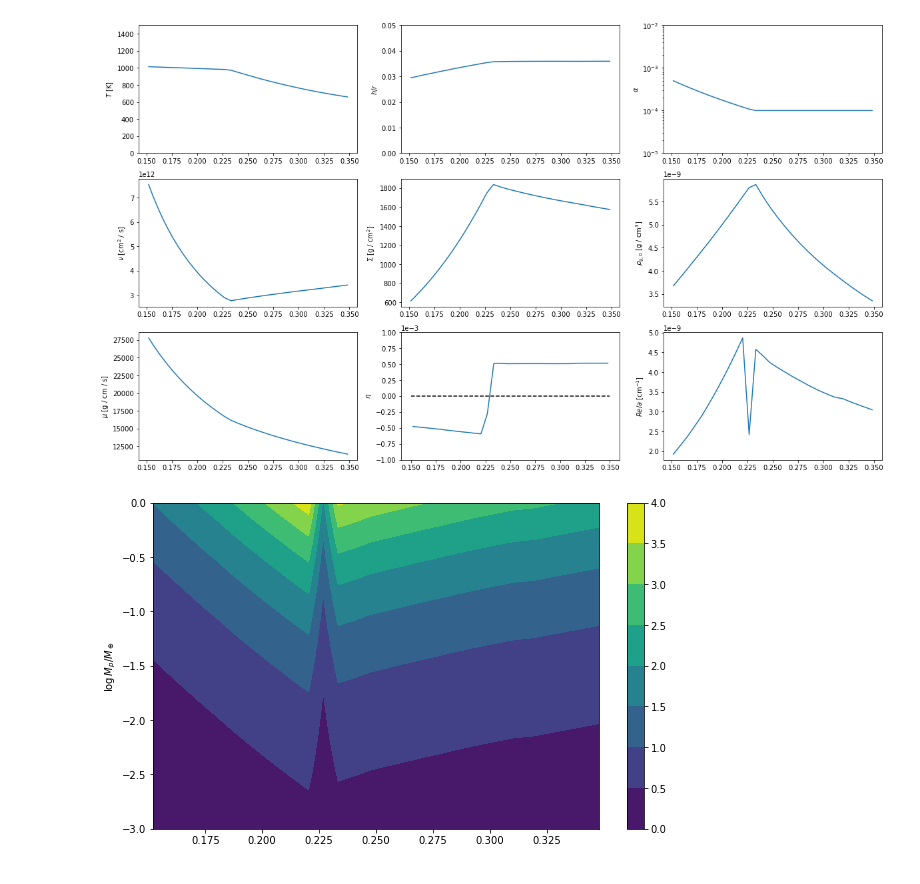
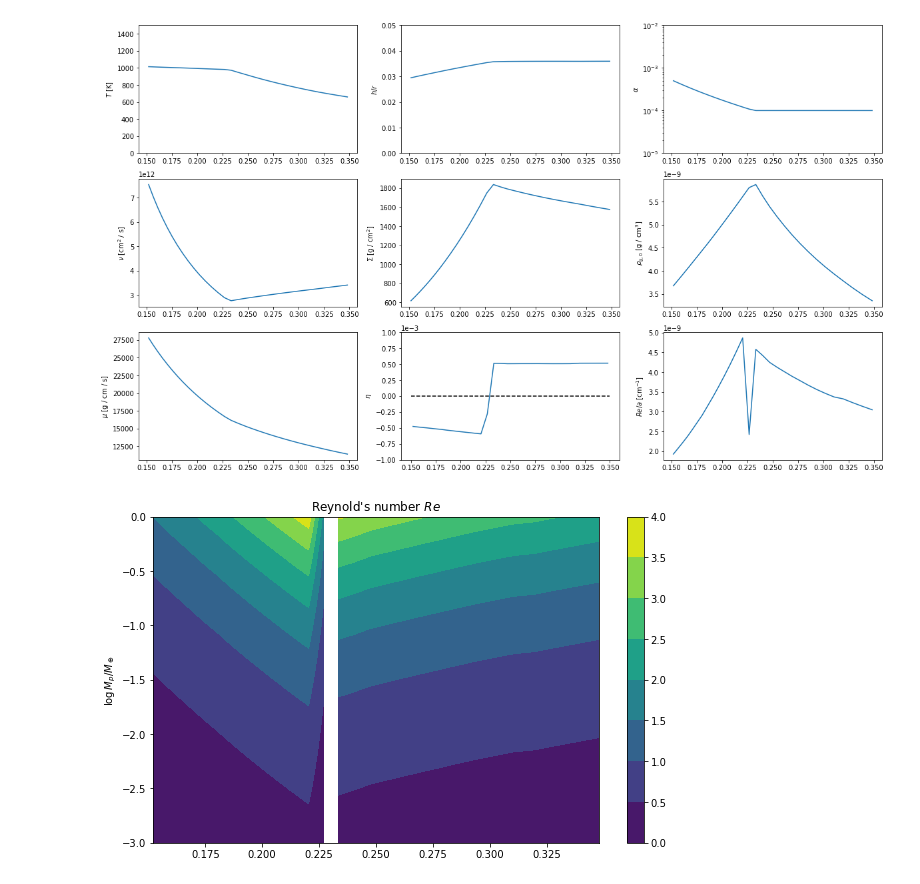
Before and after one commit to cassum-2022-project-21/workspace, a Jupyter notebook: disk/disk.ipynb, the cells around one changed output. Drawn from its saved outputs; the diff is of its cells as text; code cells hidden in the pictures.

```diff
--- a/disk/disk.ipynb
+++ b/disk/disk.ipynb
@@ -72,6 +72,8 @@ v_K = r_cm * Ω
 
 rho_p = 3
 v = v_K - vt_gas
+va = np.abs(v)
+vs = np.sign(v)
 
 sigma = load_data("sigma")
 rho_0 = sigma / (H * np.sqrt(2*np.pi))
@@ -82,14 +84,25 @@ nu = alpha * c_s * H
 eta = nu * rho_0
 
 l = np.logical_and(r > 0.15, r < 0.35)
-Re_a = 2 * np.abs(v) / nu
+Re_a = 2 * va * rho_0 / eta
 
 lM = np.linspace(-3, 0, 100)
 M = np.power(10., lM)
 a = (M * 5.97e27 * 3 / (rho_p * 4 * np.pi))**(1. / 3)
 Re = Re_a[:, np.newaxis] * a[np.newaxis, :]
 
+t_fric = np.zeros_like(Re)
+n = Re > 1.
+t_fric[n] = ((2**(.6) * rho_p * a[np.newaxis, :]**1.6) / (9 * (eta**.6 * rho_0**.4 * va**.4)[:, np.newaxis]))[n]
+n = np.logical_not(n)
+t_fric[n] = ((2 * rho_p * a[np.newaxis, :]**2.) / (9 * (eta)[:, np.newaxis]))[n]
+
+# t_fric = ((2 * rho_p * a[np.newaxis, :]**2.) / (9 * (eta)[:, np.newaxis]))
+
+tau = t_fric * Ω[:, np.newaxis]
+
 _eta = 1 - np.sqrt(vt_gas / v_K)
+v_rp = (-_eta * v_K)[:, np.newaxis] / (tau + 1. / tau)
 # %%
 
 fig, _axs = plt.subplots(3, 3, figsize=(20, 12))
@@ -132,11 +145,24 @@ axs[8].set_ylabel("$Re / a$ [cm$^{-1}$]")
 plt.savefig("disk.png")
 # %% [output]
 [figure]
+# %%
+k = np.logical_and(l[:, np.newaxis], v_rp < 0.)
+j = np.logical_not(k)
+
+def contourf_blocked(x, **kwargs):
+    x_k = x.copy()
+    x_k[j] = np.nan
+    x_j = x.copy()
+    x_j[k] = np.nan
+
+    plt.contourf(r[l], lM, x_j[l].T, **kwargs)
+    plt.contourf(r[l], lM, x_k[l].T, **kwargs)
 # %%
 plt.figure(figsize=(10, 6))
-plt.contourf(r[l], lM, Re[l].T)
+contourf_blocked(Re)
 plt.ylabel("$\\log M_p / M_\oplus$")
+plt.title("Reynold's number $Re$")
 plt.colorbar()
 plt.savefig("Re.png")
 # %% [output]
-[figure, old version]
+[figure, new version]
```
Also changed, not shown: parts of 2 cells of this notebook, 1 other file.
